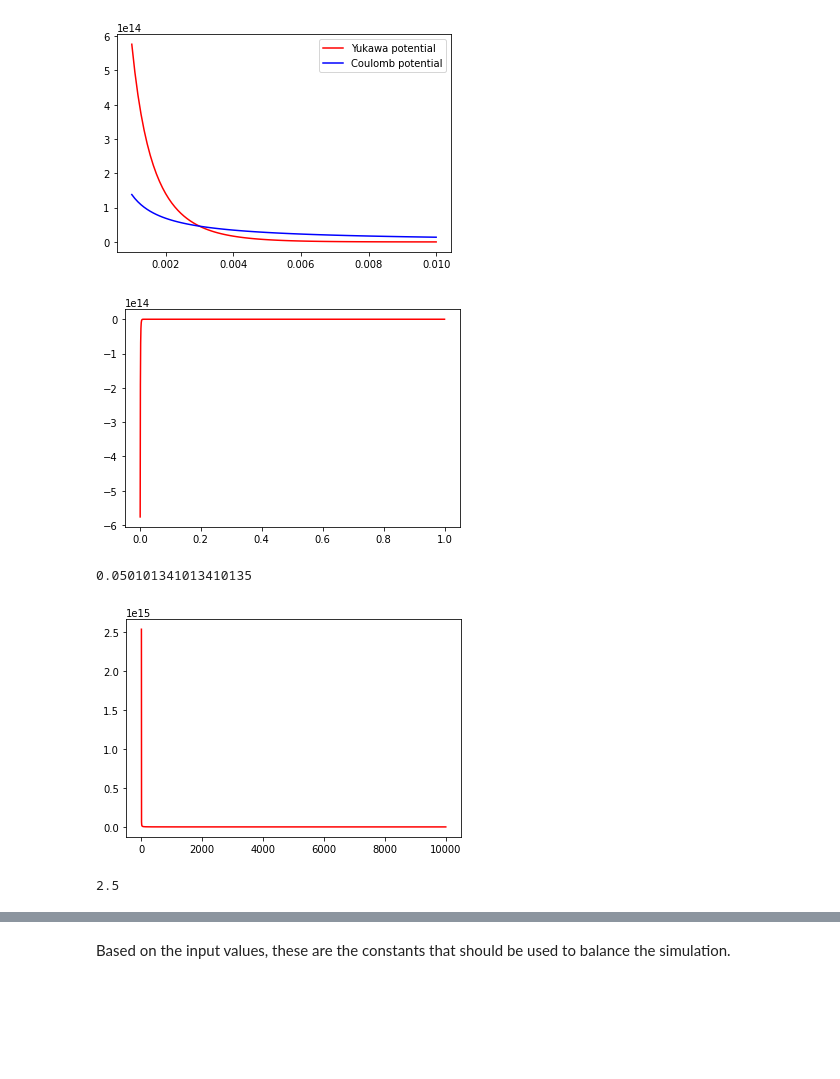
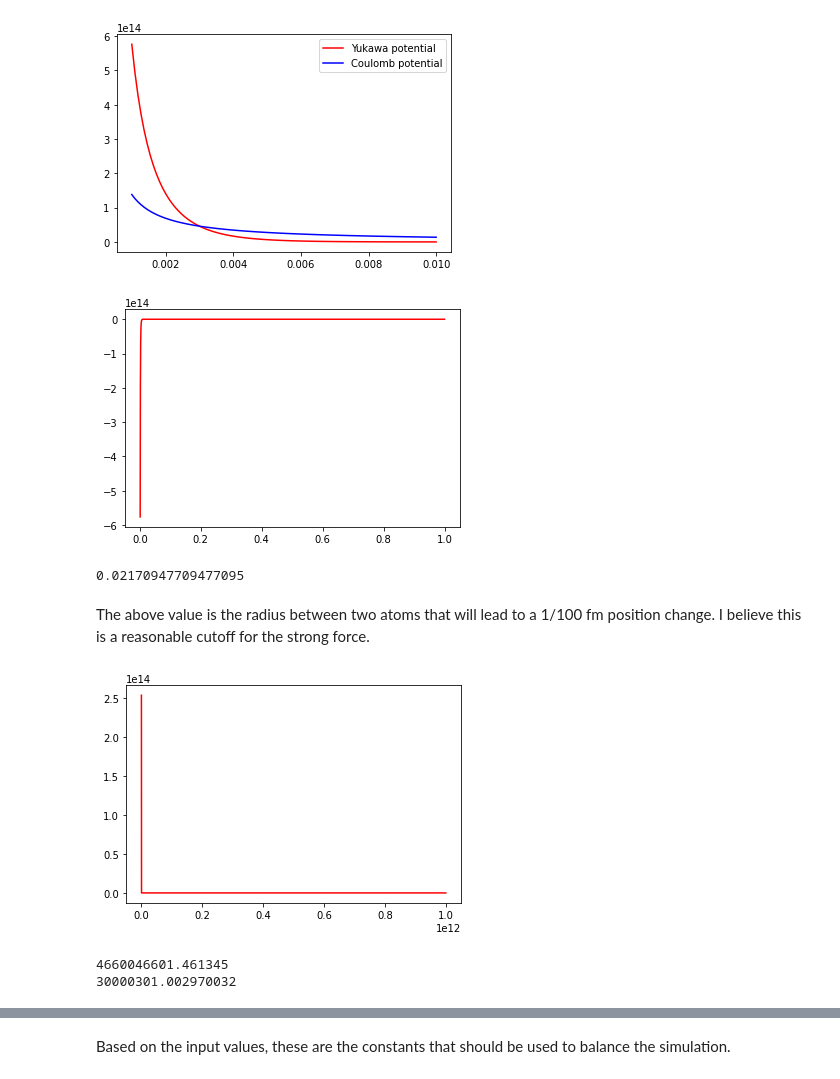
Before and after one commit to IoannisYpsilantis/particle-sim, a Jupyter notebook: equations.ipynb, the cells around one changed output, grey strips where cells are left out. Saved outputs shown, nothing was run; the diff lists cells and outputs as text; code cells hidden in the pictures; blank space fills up the shorter version.

```diff
--- a/equations.ipynb
+++ b/equations.ipynb
@@ -3,8 +3,8 @@ import numpy as np
 import matplotlib.pyplot as plt
 # %%
 proton_mass = 1.6726219e-27
-distance_scale = 1e-12
-timeStep = 1e-9
+distance_scale = 1e-9
+timeStep = 1e-6
 
 scale_factor = 1e-15 / distance_scale
 
@@ -180,23 +180,28 @@ plt.plot(x, y, label='Force', color='red')
 plt.show()
 
 #Print the first value of x has a force of 1e10 Au * nm / sec^2
-print(x[np.argmin(np.abs(y*timeStep*timeStep - 1e-4))])
+print(x[np.argmin(np.abs(y*timeStep*timeStep + scale_factor * 1e-2))])
 
 #Since the force is 1e10 Au * nm / sec^2 and we have a timeStep of 1e-9. The change in position will be roughly
 #1e-8 nm. I think this is sufficiently insignificant that we can cutoff the force at this point.
 # %% [output]
 [figure]
-0.050101341013410135
+0.02170947709477095
+# %% [markdown]
+The above value is the radius between two atoms that will lead to a 1/100 fm position change. I believe this is a reasonable cutoff for the strong force.
 # %%
-x = np.linspace(1e-1, 10000, 100000)
+x = np.linspace(1, 1e12, 100000)
 
 y = coulomb_potential(x, scalar_new, q1, q2) * proton_electron_ratio
 
 plt.plot(x, y, label='Force', color='red')
 plt.show()
 
 #Print the first value of x has a force of 1e10 Au * nm / sec^2
-print(x[np.argmin(np.abs(y*timeStep*timeStep - 1e-4))])
+print(x[np.argmin(np.abs(y*timeStep*timeStep*proton_electron_ratio - scale_factor * 1e-1))])
+
+print(x[np.argmin(np.abs(y*timeStep*timeStep - scale_factor * 1e-2))])
 # %% [output]
-[figure, old version]
+[figure, new version]
-2.5
+4660046601.461345
+30000301.002970032
```
Also changed, not shown: parts of 5 cells of this notebook, 2 other files.
